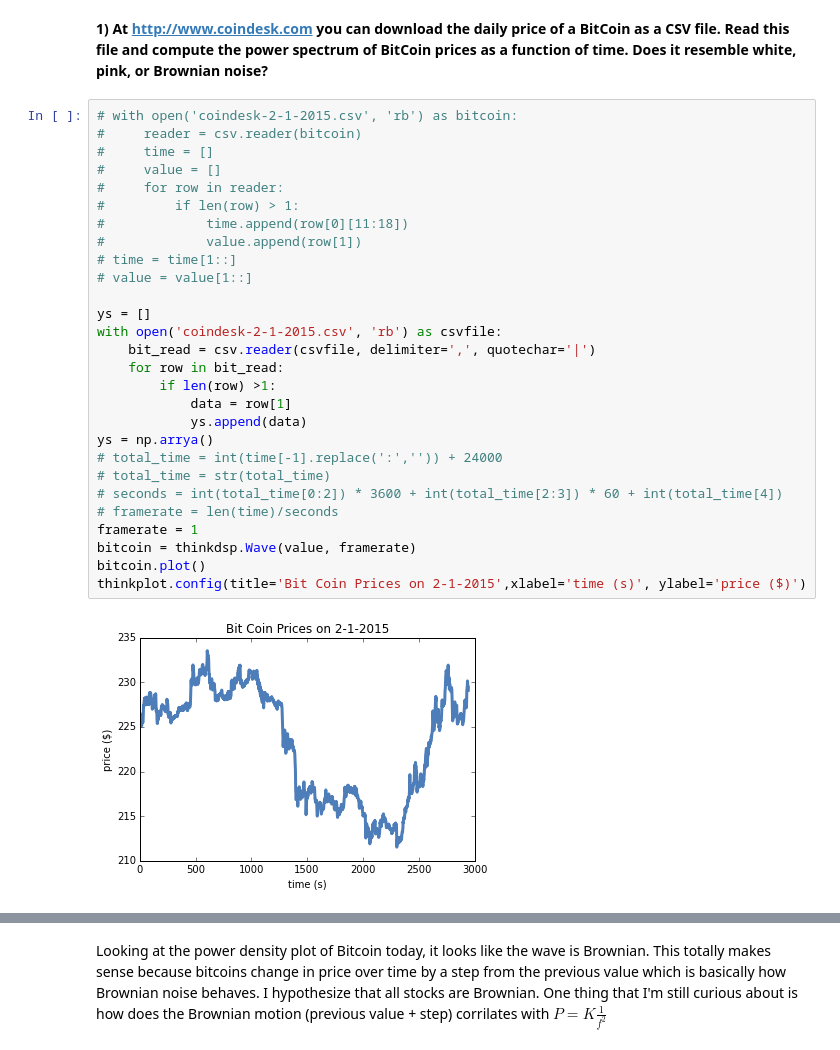
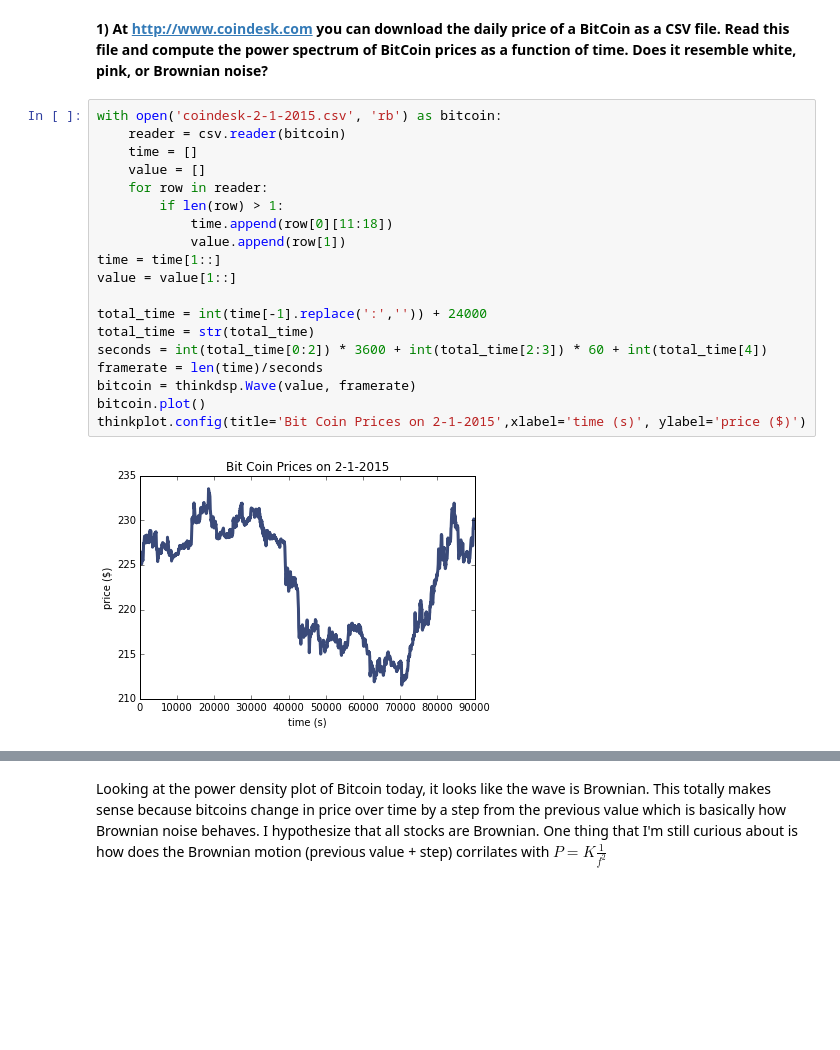
Before and after one commit to JiayingWei/ThinkDSP, a Jupyter notebook: ps03.ipynb, the cells around one changed output, grey strips where cells are left out. Drawn from its saved outputs; the diff is of its cells as text; blank space fills up the shorter version.

```diff
--- a/ps03.ipynb
+++ b/ps03.ipynb
@@ -14,35 +14,26 @@ import csv
 # %% [markdown]
 **1) At http://www.coindesk.com you can download the daily price of a BitCoin as a CSV file.  Read this file and compute the power spectrum of BitCoin prices as a function of time. Does it resemble white, pink, or Brownian noise?**
 # %%
-# with open('coindesk-2-1-2015.csv', 'rb') as bitcoin:
-#     reader = csv.reader(bitcoin)
-#     time = []
-#     value = []
-#     for row in reader:
-#         if len(row) > 1:
-#             time.append(row[0][11:18])
-#             value.append(row[1])
-# time = time[1::]
-# value = value[1::]
+with open('coindesk-2-1-2015.csv', 'rb') as bitcoin:
+    reader = csv.reader(bitcoin)
+    time = []
+    value = []
+    for row in reader:
+        if len(row) > 1:
+            time.append(row[0][11:18])
+            value.append(row[1])
+time = time[1::]
+value = value[1::]
 
-ys = []
-with open('coindesk-2-1-2015.csv', 'rb') as csvfile:
-    bit_read = csv.reader(csvfile, delimiter=',', quotechar='|')
-    for row in bit_read:
-        if len(row) >1:
-            data = row[1]
-            ys.append(data)
-ys = np.arrya()
-# total_time = int(time[-1].replace(':','')) + 24000
-# total_time = str(total_time)
-# seconds = int(total_time[0:2]) * 3600 + int(total_time[2:3]) * 60 + int(total_time[4])
-# framerate = len(time)/seconds
-framerate = 1
+total_time = int(time[-1].replace(':','')) + 24000
+total_time = str(total_time)
+seconds = int(total_time[0:2]) * 3600 + int(total_time[2:3]) * 60 + int(total_time[4])
+framerate = len(time)/seconds
 bitcoin = thinkdsp.Wave(value, framerate)
 bitcoin.plot()
 thinkplot.config(title='Bit Coin Prices on 2-1-2015',xlabel='time (s)', ylabel='price ($)')
 # %% [output]
-[figure, old version]
+[figure, new version]
 # %%
 bitcoin_spec = bitcoin.make_spectrum()
 bitcoin_spec.plot_power()
```
Also changed, not shown: parts of 14 cells of this notebook.
